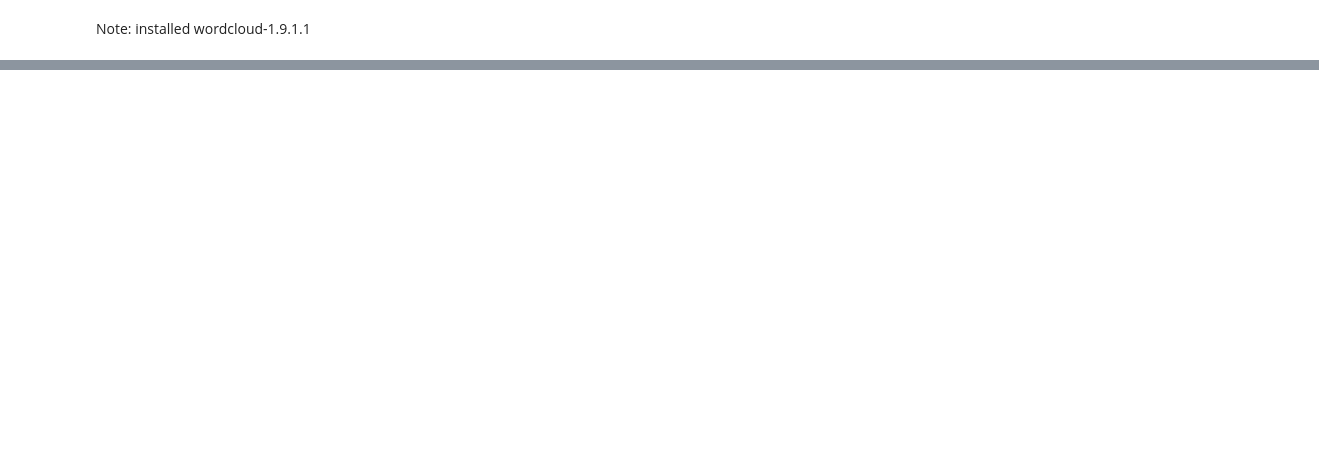
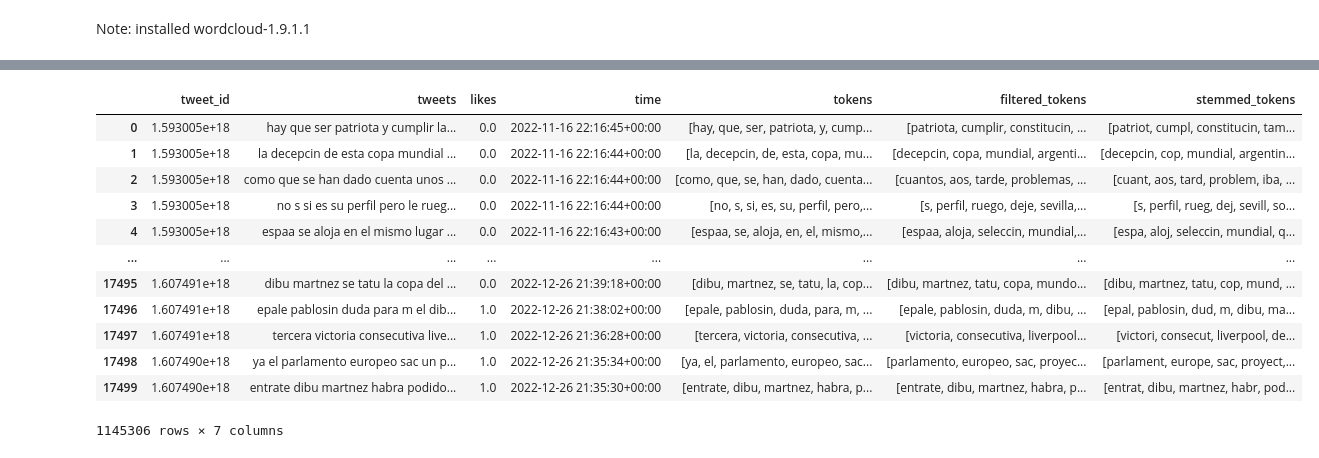
Before and after one commit to FrancoRossetti/trabajo-final-ucse, a Jupyter notebook: 2_twitter-data-extraction/eda_world_cup_dataset.ipynb, the cells around one changed output, grey strips where cells are left out. Cells and saved outputs as stored; diff of their text form; code cells hidden in the pictures; blank space fills up the shorter version.

```diff
--- a/2_twitter-data-extraction/eda_world_cup_dataset.ipynb
+++ b/2_twitter-data-extraction/eda_world_cup_dataset.ipynb
@@ -9,6 +48,9 @@ file_paths = glob.glob("D:\FACU\TF_CSVs\*.csv")
 # %%
 # read all csvs into a list of dataframes
-dfs = [pd.read_csv(file_path, sep=';', lineterminator='\r', parse_dates=True) for file_path in file_paths]
+dfs = [
+    pd.read_csv(file_path, sep=";", lineterminator="\r", parse_dates=True)
+    for file_path in file_paths
+]
 # %%
 # concatenate all dataframes into one
 df = pd.concat(dfs)
@@ -65,7 +107,7 @@ df.dropna()
 | 17499 | 1.607490e+18 | #entérate | "dibu" martínez habrí... | 1.0 | 2022-12-26 21:35:30+00:00 |
 1145306 rows × 4 columns
 # %%
-original_df = df
+original_df = df.copy()
 
 original_df
 # %% [output]
@@ -316,0 +363,19 @@ dfs = [pd.read_csv(file_path, sep=';', lineterminator='\r', parse_dates=True) fo
+# %%
+# Pre processing df
+df_03_pre = original_df
+# %%
+df_03_pre
+# %% [output]
+|  | tweet_id | tweets | likes | time | tokens | filtered_tokens | stemmed_tokens |
+| 0 | 1.593005e+18 | hay que ser patriota y cumplir la... | 0.0 | 2022-11-16 22:16:45+00:00 | [hay, que, ser, patriota, y, cump... | [patriota, cumplir, constitucin, ... | [patriot, cumpl, constitucin, tam... |
+| 1 | 1.593005e+18 | la decepcin de esta copa mundial ... | 0.0 | 2022-11-16 22:16:44+00:00 | [la, decepcin, de, esta, copa, mu... | [decepcin, copa, mundial, argenti... | [decepcin, cop, mundial, argentin... |
+| 2 | 1.593005e+18 | como que se han dado cuenta unos ... | 0.0 | 2022-11-16 22:16:44+00:00 | [como, que, se, han, dado, cuenta... | [cuantos, aos, tarde, problemas, ... | [cuant, aos, tard, problem, iba, ... |
+| 3 | 1.593005e+18 | no s si es su perfil pero le rueg... | 0.0 | 2022-11-16 22:16:44+00:00 | [no, s, si, es, su, perfil, pero,... | [s, perfil, ruego, deje, sevilla,... | [s, perfil, rueg, dej, sevill, so... |
+| 4 | 1.593005e+18 | espaa se aloja en el mismo lugar ... | 0.0 | 2022-11-16 22:16:43+00:00 | [espaa, se, aloja, en, el, mismo,... | [espaa, aloja, seleccin, mundial,... | [espa, aloj, seleccin, mundial, q... |
+| ... | ... | ... | ... | ... | ... | ... | ... |
+| 17495 | 1.607491e+18 | dibu martnez se tatu la copa del ... | 0.0 | 2022-12-26 21:39:18+00:00 | [dibu, martnez, se, tatu, la, cop... | [dibu, martnez, tatu, copa, mundo... | [dibu, martnez, tatu, cop, mund, ... |
+| 17496 | 1.607491e+18 | epale pablosin duda para m el dib... | 1.0 | 2022-12-26 21:38:02+00:00 | [epale, pablosin, duda, para, m, ... | [epale, pablosin, duda, m, dibu, ... | [epal, pablosin, dud, m, dibu, ma... |
+| 17497 | 1.607491e+18 | tercera victoria consecutiva live... | 1.0 | 2022-12-26 21:36:28+00:00 | [tercera, victoria, consecutiva, ... | [victoria, consecutiva, liverpool... | [victori, consecut, liverpool, de... |
+| 17498 | 1.607490e+18 | ya el parlamento europeo sac un p... | 1.0 | 2022-12-26 21:35:34+00:00 | [ya, el, parlamento, europeo, sac... | [parlamento, europeo, sac, proyec... | [parlament, europe, sac, proyect,... |
+| 17499 | 1.607490e+18 | entrate dibu martnez habra podido... | 1.0 | 2022-12-26 21:35:30+00:00 | [entrate, dibu, martnez, habra, p... | [entrate, dibu, martnez, habra, p... | [entrat, dibu, martnez, habr, pod... |
+1145306 rows × 7 columns
```
Also changed, not shown: parts of 38 cells of this notebook, 1 other file.
